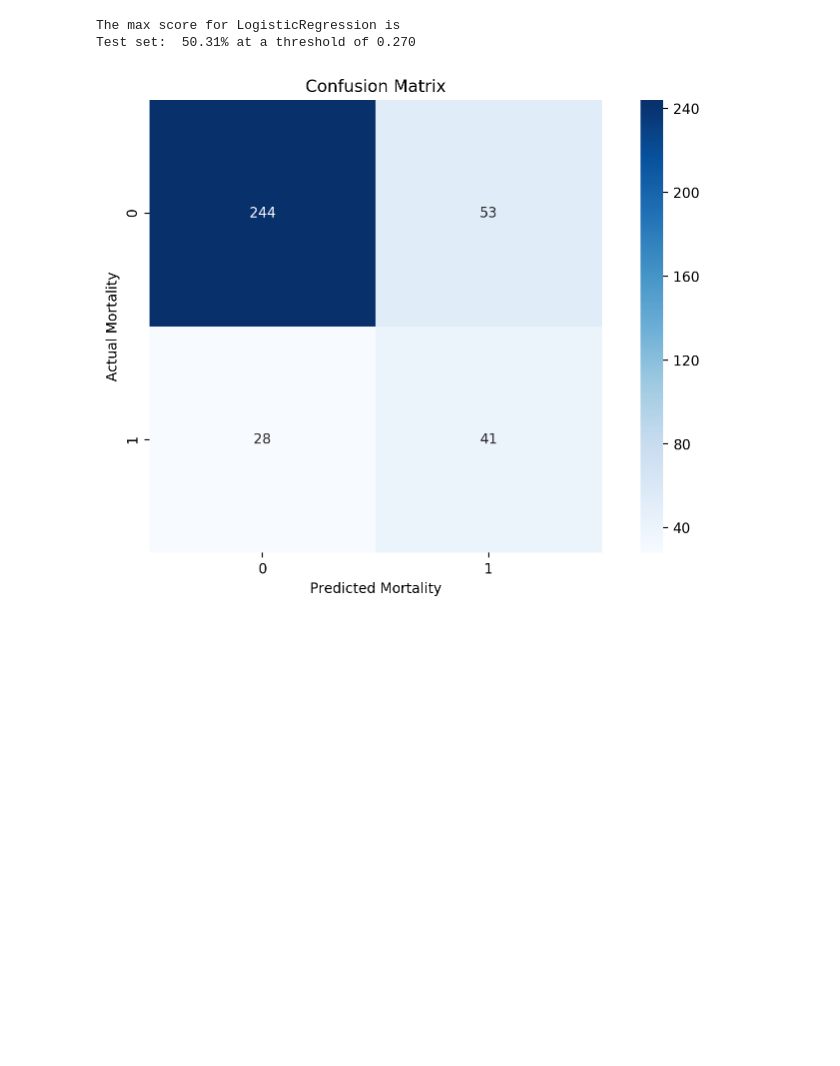
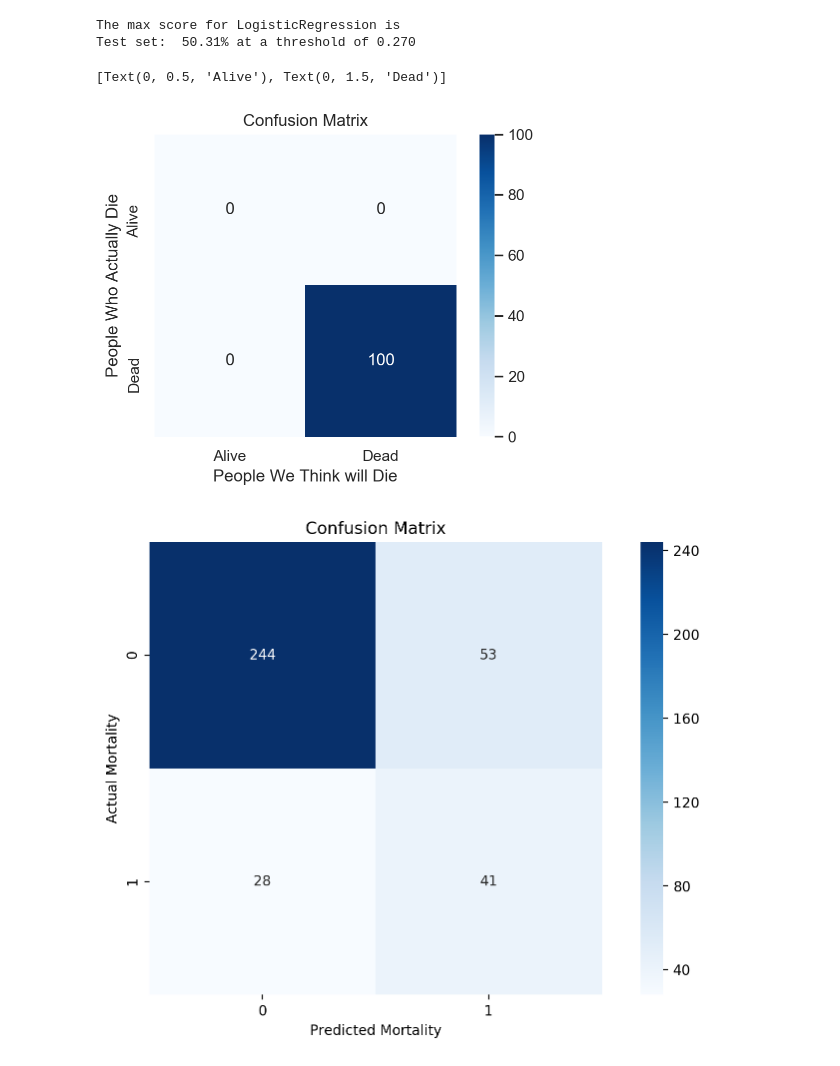
Before and after one commit to NaimahmedNesaragi/Predicting-ICU-Mortality, a Jupyter notebook: ICU Model Data.ipynb, the cells around one changed output. Drawn from its saved outputs; the diff is of its cells as text; code cells hidden in the pictures; blank space fills up the shorter version.

```diff
--- a/ICU Model Data.ipynb
+++ b/ICU Model Data.ipynb
@@ -214,6 +214,20 @@ print_f1(logit, X_te, y_test)
 # %% [output]
 The max score for LogisticRegression is
 Test set:  50.31% at a threshold of 0.270
+# %%
+x = np.array([[0,0],[0,100]])
+# %%
+    plt.figure(dpi=100)
+    ax = sns.heatmap(x, cmap=plt.cm.Blues, annot=True, square=True, fmt='g')
+
+    plt.xlabel('People We Think will Die')
+    plt.ylabel('People Who Actually Die')
+    plt.title('Confusion Matrix');
+    ax.xaxis.set_ticklabels(['Alive','Dead'])
+    ax.yaxis.set_ticklabels(['Alive','Dead'])
+# %% [output]
+[Text(0, 0.5, 'Alive'), Text(0, 1.5, 'Dead')]
+[figure, added]
 # %%
 logit_confusion2 = make_confusion_matrix(logit, .270, X_te, y_test)
 print_heatmap(logit_confusion2)
```
Also changed, not shown: parts of 4 cells of this notebook, 3 other files.
